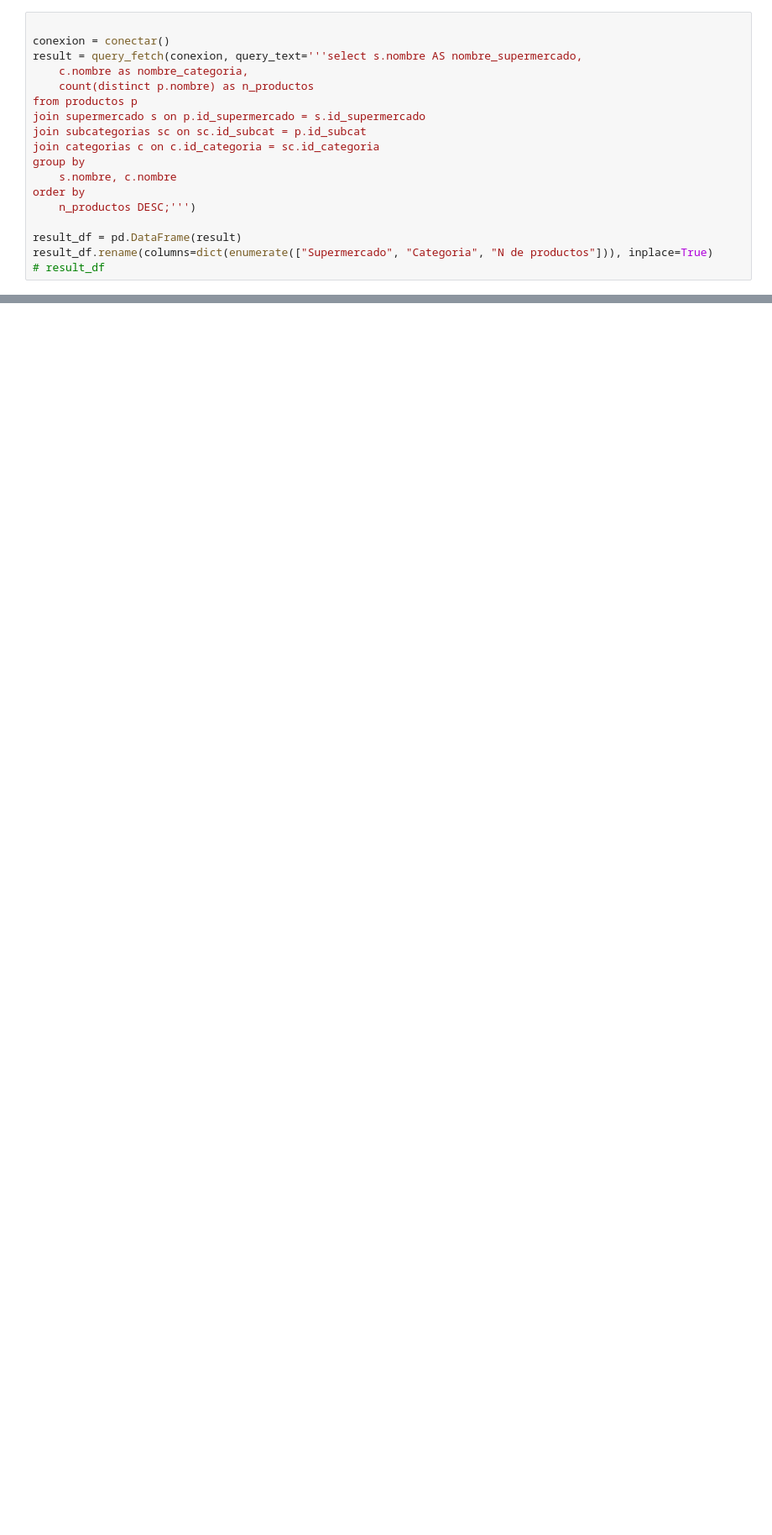
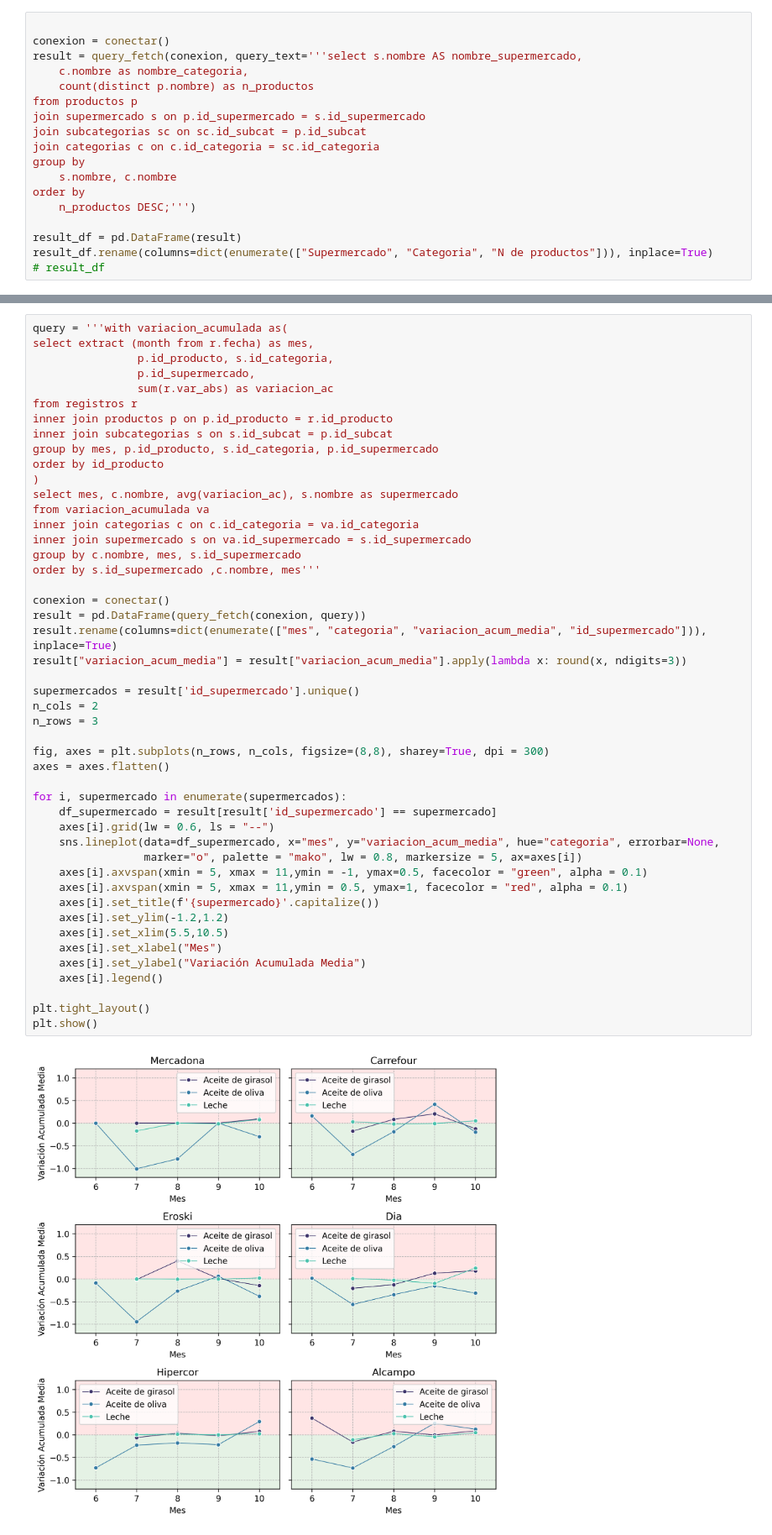
Before and after one commit to yanruwu/Proyecto4-Analisis-Supermercados, a Jupyter notebook: notebooks/analysis.ipynb, the cells around one changed output, grey strips where cells are left out. Shown at 84% size. Drawn from its saved outputs; the diff is of its cells as text; blank space fills up the shorter version.

```diff
--- a/notebooks/analysis.ipynb
+++ b/notebooks/analysis.ipynb
@@ -61,0 +119,49 @@ df.groupby(["Categoria", "Supermercado"])[["Precio (€)","Nombre"]].agg(["descr
+# %%
+query = '''with variacion_acumulada as(
+select extract (month from r.fecha) as mes,
+				p.id_producto, s.id_categoria,
+				p.id_supermercado,
+				sum(r.var_abs) as variacion_ac
+from registros r
+inner join productos p on p.id_producto = r.id_producto
+inner join subcategorias s on s.id_subcat = p.id_subcat
+group by mes, p.id_producto, s.id_categoria, p.id_supermercado
+order by id_producto
+)
+select mes, c.nombre, avg(variacion_ac), s.nombre as supermercado
+from variacion_acumulada va
+inner join categorias c on c.id_categoria = va.id_categoria
+inner join supermercado s on va.id_supermercado = s.id_supermercado
+group by c.nombre, mes, s.id_supermercado
+order by s.id_supermercado ,c.nombre, mes'''
+
+conexion = conectar()
+result = pd.DataFrame(query_fetch(conexion, query))
+result.rename(columns=dict(enumerate(["mes", "categoria", "variacion_acum_media", "id_supermercado"])), inplace=True)
+result["variacion_acum_media"] = result["variacion_acum_media"].apply(lambda x: round(x, ndigits=3))
+
+supermercados = result['id_supermercado'].unique()
+n_cols = 2
+n_rows = 3
+
+fig, axes = plt.subplots(n_rows, n_cols, figsize=(8,8), sharey=True, dpi = 300)
+axes = axes.flatten()
+
+for i, supermercado in enumerate(supermercados):
+    df_supermercado = result[result['id_supermercado'] == supermercado]
+    axes[i].grid(lw = 0.6, ls = "--")
+    sns.lineplot(data=df_supermercado, x="mes", y="variacion_acum_media", hue="categoria", errorbar=None,
+                 marker="o", palette = "mako", lw = 0.8, markersize = 5, ax=axes[i])
+    axes[i].axvspan(xmin = 5, xmax = 11,ymin = -1, ymax=0.5, facecolor = "green", alpha = 0.1)
+    axes[i].axvspan(xmin = 5, xmax = 11,ymin = 0.5, ymax=1, facecolor = "red", alpha = 0.1)
+    axes[i].set_title(f'{supermercado}'.capitalize())
+    axes[i].set_ylim(-1.2,1.2)
+    axes[i].set_xlim(5.5,10.5)
+    axes[i].set_xlabel("Mes")
+    axes[i].set_ylabel("Variación Acumulada Media")
+    axes[i].legend()
+
+plt.tight_layout()
+plt.show()
+# %% [output]
+[figure, added]
```
Also changed, not shown: parts of 9 cells of this notebook.
